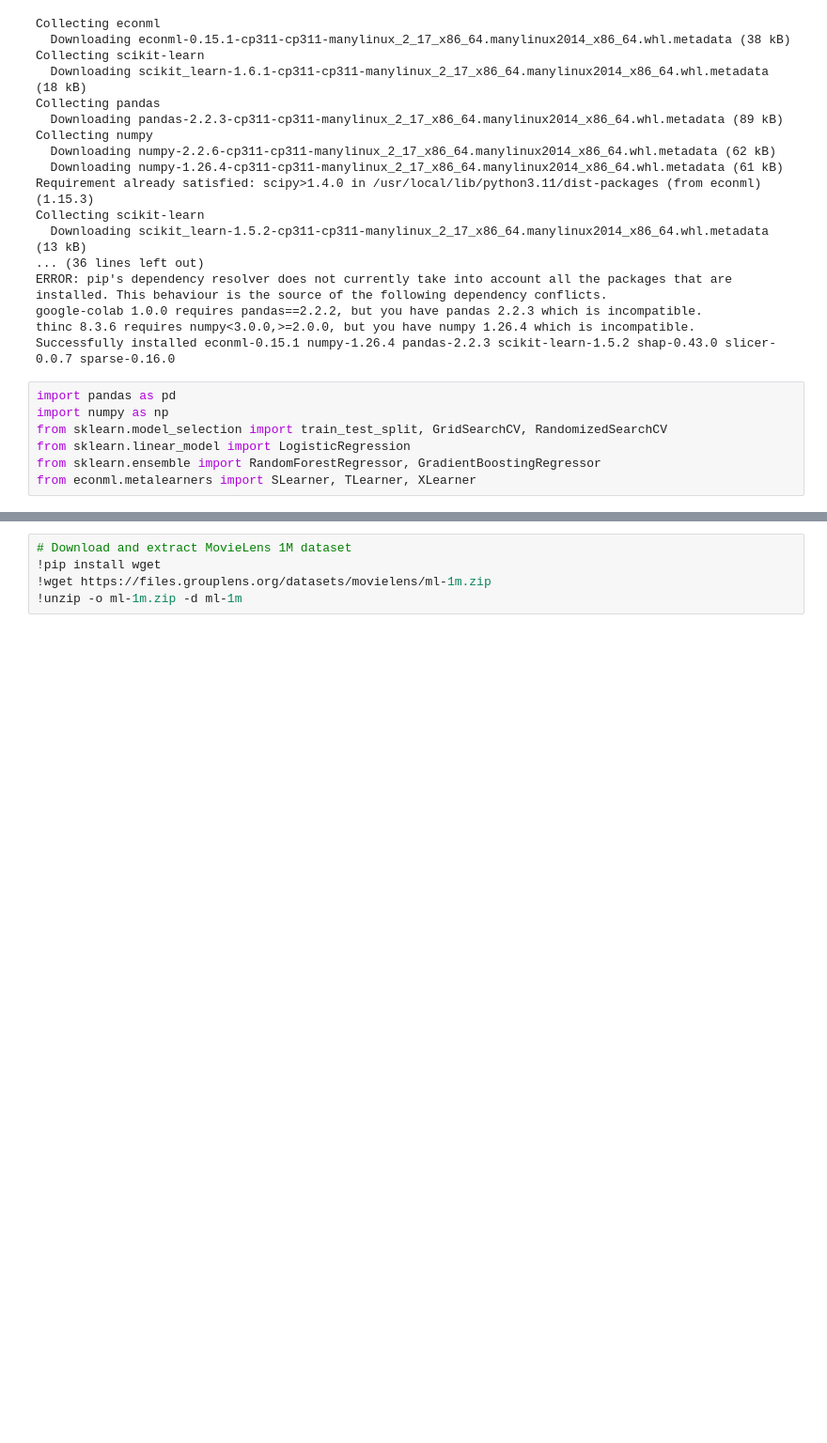
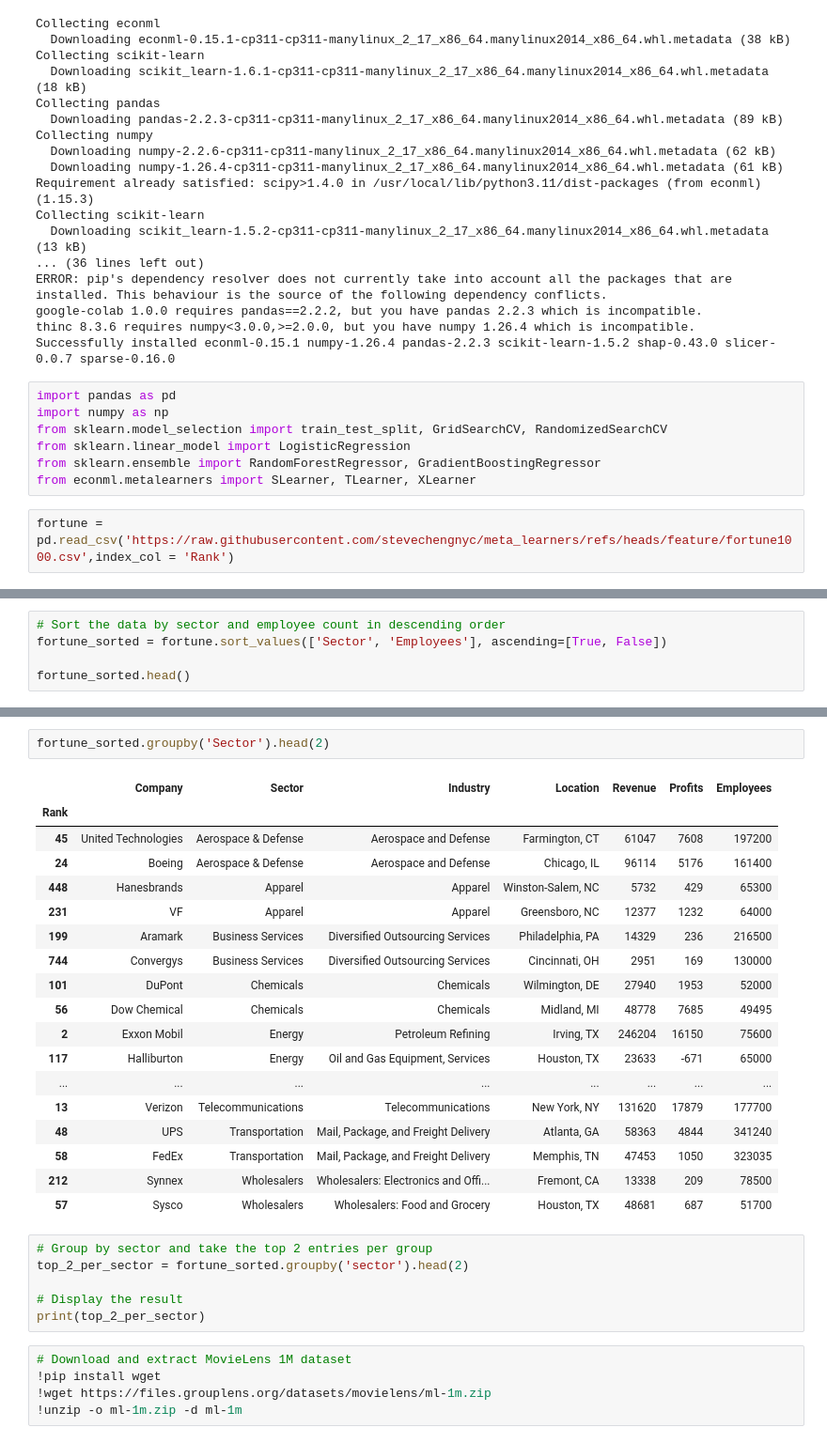
Before and after one commit to stevechengnyc/meta_learners, a Jupyter notebook: MovieLens_EconML_Uplift_Modeling_practice.ipynb, the cells around one changed output, grey strips where cells are left out. Shown: that part at 94% size. Drawn from its saved outputs; the diff is of its cells as text; blank space fills up the shorter version.

```diff
--- a/MovieLens_EconML_Uplift_Modeling_practice.ipynb
+++ b/MovieLens_EconML_Uplift_Modeling_practice.ipynb
@@ -48,3 +48,5 @@ from sklearn.model_selection import train_test_split, GridSearchCV, RandomizedSe
 from sklearn.linear_model import LogisticRegression
 from sklearn.ensemble import RandomForestRegressor, GradientBoostingRegressor
 from econml.metalearners import SLearner, TLearner, XLearner
+# %%
+fortune = pd.read_csv('https://raw.githubusercontent.com/stevechengnyc/meta_learners/refs/heads/feature/fortune1000.csv',index_col = 'Rank')
@@ -50,0 +63,5 @@ from econml.metalearners import SLearner, TLearner, XLearner
+# %%
+# Sort the data by sector and employee count in descending order
+fortune_sorted = fortune.sort_values(['Sector', 'Employees'], ascending=[True, False])
+
+fortune_sorted.head()
@@ -51,3 +76,30 @@ from econml.metalearners import SLearner, TLearner, XLearner
+# %%
+fortune_sorted.groupby('Sector').head(2)
+# %% [output]
+|  | Company | Sector | Industry | Location | Revenue | Profits | Employees |
+| Rank |  |  |  |  |  |  |  |
+| 45 | United Technologies | Aerospace & Defense | Aerospace and Defense | Farmington, CT | 61047 | 7608 | 197200 |
+| 24 | Boeing | Aerospace & Defense | Aerospace and Defense | Chicago, IL | 96114 | 5176 | 161400 |
+| 448 | Hanesbrands | Apparel | Apparel | Winston-Salem, NC | 5732 | 429 | 65300 |
+| 231 | VF | Apparel | Apparel | Greensboro, NC | 12377 | 1232 | 64000 |
+| 199 | Aramark | Business Services | Diversified Outsourcing Services | Philadelphia, PA | 14329 | 236 | 216500 |
+| 744 | Convergys | Business Services | Diversified Outsourcing Services | Cincinnati, OH | 2951 | 169 | 130000 |
+| 101 | DuPont | Chemicals | Chemicals | Wilmington, DE | 27940 | 1953 | 52000 |
+| 56 | Dow Chemical | Chemicals | Chemicals | Midland, MI | 48778 | 7685 | 49495 |
+| 2 | Exxon Mobil | Energy | Petroleum Refining | Irving, TX | 246204 | 16150 | 75600 |
+| 117 | Halliburton | Energy | Oil and Gas Equipment, Services | Houston, TX | 23633 | -671 | 65000 |
+| ... | ... | ... | ... | ... | ... | ... | ... |
+| 13 | Verizon | Telecommunications | Telecommunications | New York, NY | 131620 | 17879 | 177700 |
+| 48 | UPS | Transportation | Mail, Package, and Freight Delivery | Atlanta, GA | 58363 | 4844 | 341240 |
+| 58 | FedEx | Transportation | Mail, Package, and Freight Delivery | Memphis, TN | 47453 | 1050 | 323035 |
+| 212 | Synnex | Wholesalers | Wholesalers: Electronics and Offi... | Fremont, CA | 13338 | 209 | 78500 |
+| 57 | Sysco | Wholesalers | Wholesalers: Food and Grocery | Houston, TX | 48681 | 687 | 51700 |
+# %%
+# Group by sector and take the top 2 entries per group
+top_2_per_sector = fortune_sorted.groupby('sector').head(2)
+
+# Display the result
+print(top_2_per_sector)
 # %%
 # Download and extract MovieLens 1M dataset
 !pip install wget
```
Also changed, not shown: parts of 3 cells of this notebook.
